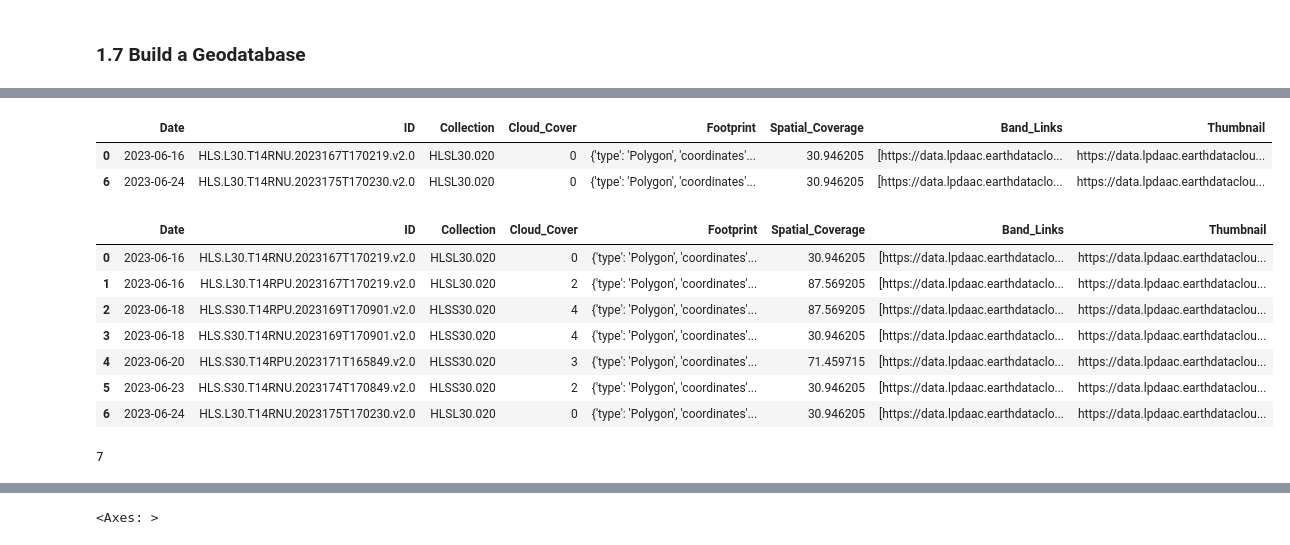
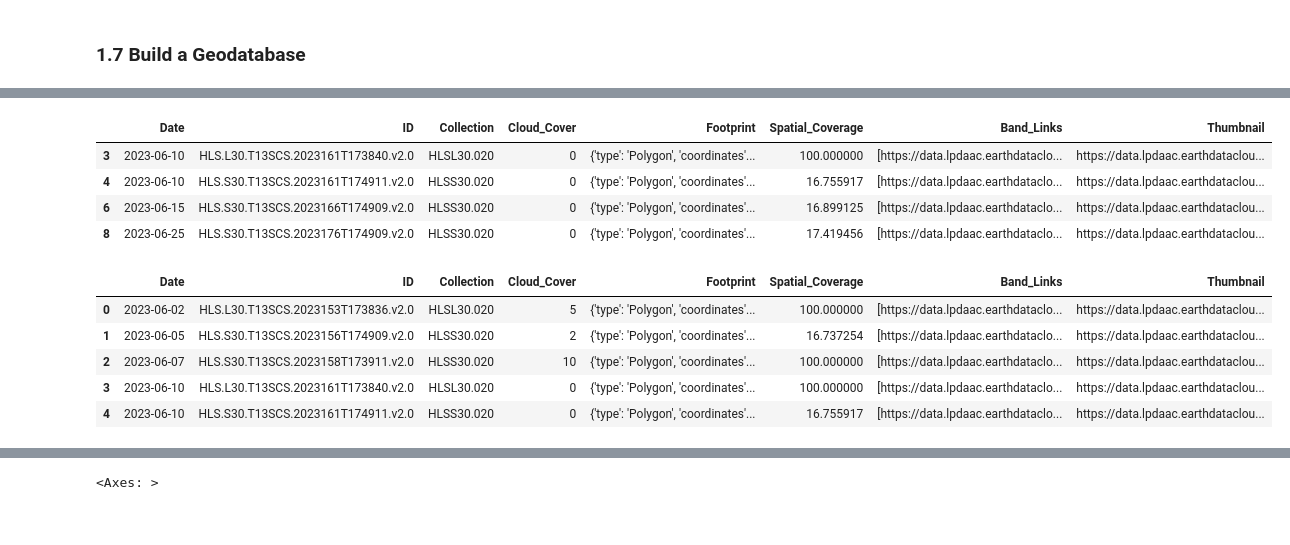
Before and after one commit to cmspeed/OPERA_Applications, a Jupyter notebook: HLS/Get_HLS.ipynb, the cells around one changed output, grey strips where cells are left out. Cells and saved outputs as stored; diff of their text form; code cells hidden in the pictures.

```diff
--- a/HLS/Get_HLS.ipynb
+++ b/HLS/Get_HLS.ipynb
@@ -108,14 +107,14 @@ make_manager(authenticators)
 ### Draw AOI
 # %%
 m = ipyleaflet.Map(
-    basemap=ipyleaflet.basemaps.Esri.WorldTopoMap,
+    basemap=ipyleaflet.basemaps.Esri.WorldImagery,
     center=(37, -100),
     zoom=3.5,
     crs=ipyleaflet.projections.EPSG3857
     )
 
 dc = ipyleaflet.DrawControl(
-    polygon={"shapeOptions": {"color": "blue"}},
+    polygon={},
     rectangle={"shapeOptions": {"color": "blue"}},
     circlemarker={},
     polyline={}
@@ -320,16 +305,16 @@ gp*base*aoi_poly
 hls_data_df[hls_data_df['Cloud_Cover'] == 0]
 # %% [output]
 |  | Date | ID | Collection | Cloud_Cover | Footprint | Spatial_Coverage | Band_Links | Thumbnail |
-| 0 | 2023-06-16 | HLS.L30.T14RNU.2023167T170219.v2.0 | HLSL30.020 | 0 | {'type': 'Polygon', 'coordinates'... | 30.946205 | [https://data.lpdaac.earthdataclo... | https://data.lpdaac.earthdataclou... |
-| 6 | 2023-06-24 | HLS.L30.T14RNU.2023175T170230.v2.0 | HLSL30.020 | 0 | {'type': 'Polygon', 'coordinates'... | 30.946205 | [https://data.lpdaac.earthdataclo... | https://data.lpdaac.earthdataclou... |
+| 3 | 2023-06-10 | HLS.L30.T13SCS.2023161T173840.v2.0 | HLSL30.020 | 0 | {'type': 'Polygon', 'coordinates'... | 100.000000 | [https://data.lpdaac.earthdataclo... | https://data.lpdaac.earthdataclou... |
+| 4 | 2023-06-10 | HLS.S30.T13SCS.2023161T174911.v2.0 | HLSS30.020 | 0 | {'type': 'Polygon', 'coordinates'... | 16.755917 | [https://data.lpdaac.earthdataclo... | https://data.lpdaac.earthdataclou... |
+| 6 | 2023-06-15 | HLS.S30.T13SCS.2023166T174909.v2.0 | HLSS30.020 | 0 | {'type': 'Polygon', 'coordinates'... | 16.899125 | [https://data.lpdaac.earthdataclo... | https://data.lpdaac.earthdataclou... |
+| 8 | 2023-06-25 | HLS.S30.T13SCS.2023176T174909.v2.0 | HLSS30.020 | 0 | {'type': 'Polygon', 'coordinates'... | 17.419456 | [https://data.lpdaac.earthdataclo... | https://data.lpdaac.earthdataclou... |
 # %%
-hls_data_df
+hls_data_df.head()
 # %% [output]
 |  | Date | ID | Collection | Cloud_Cover | Footprint | Spatial_Coverage | Band_Links | Thumbnail |
-| 0 | 2023-06-16 | HLS.L30.T14RNU.2023167T170219.v2.0 | HLSL30.020 | 0 | {'type': 'Polygon', 'coordinates'... | 30.946205 | [https://data.lpdaac.earthdataclo... | https://data.lpdaac.earthdataclou... |
-| 1 | 2023-06-16 | HLS.L30.T14RPU.2023167T170219.v2.0 | HLSL30.020 | 2 | {'type': 'Polygon', 'coordinates'... | 87.569205 | [https://data.lpdaac.earthdataclo... | https://data.lpdaac.earthdataclou... |
-| 2 | 2023-06-18 | HLS.S30.T14RPU.2023169T170901.v2.0 | HLSS30.020 | 4 | {'type': 'Polygon', 'coordinates'... | 87.569205 | [https://data.lpdaac.earthdataclo... | https://data.lpdaac.earthdataclou... |
-| 3 | 2023-06-18 | HLS.S30.T14RNU.2023169T170901.v2.0 | HLSS30.020 | 4 | {'type': 'Polygon', 'coordinates'... | 30.946205 | [https://data.lpdaac.earthdataclo... | https://data.lpdaac.earthdataclou... |
-| 4 | 2023-06-20 | HLS.S30.T14RPU.2023171T165849.v2.0 | HLSS30.020 | 3 | {'type': 'Polygon', 'coordinates'... | 71.459715 | [https://data.lpdaac.earthdataclo... | https://data.lpdaac.earthdataclou... |
-| 5 | 2023-06-23 | HLS.S30.T14RNU.2023174T170849.v2.0 | HLSS30.020 | 2 | {'type': 'Polygon', 'coordinates'... | 30.946205 | [https://data.lpdaac.earthdataclo... | https://data.lpdaac.earthdataclou... |
-| 6 | 2023-06-24 | HLS.L30.T14RNU.2023175T170230.v2.0 | HLSL30.020 | 0 | {'type': 'Polygon', 'coordinates'... | 30.946205 | [https://data.lpdaac.earthdataclo... | https://data.lpdaac.earthdataclou... |
+| 0 | 2023-06-02 | HLS.L30.T13SCS.2023153T173836.v2.0 | HLSL30.020 | 5 | {'type': 'Polygon', 'coordinates'... | 100.000000 | [https://data.lpdaac.earthdataclo... | https://data.lpdaac.earthdataclou... |
+| 1 | 2023-06-05 | HLS.S30.T13SCS.2023156T174909.v2.0 | HLSS30.020 | 2 | {'type': 'Polygon', 'coordinates'... | 16.737254 | [https://data.lpdaac.earthdataclo... | https://data.lpdaac.earthdataclou... |
+| 2 | 2023-06-07 | HLS.S30.T13SCS.2023158T173911.v2.0 | HLSS30.020 | 10 | {'type': 'Polygon', 'coordinates'... | 100.000000 | [https://data.lpdaac.earthdataclo... | https://data.lpdaac.earthdataclou... |
+| 3 | 2023-06-10 | HLS.L30.T13SCS.2023161T173840.v2.0 | HLSL30.020 | 0 | {'type': 'Polygon', 'coordinates'... | 100.000000 | [https://data.lpdaac.earthdataclo... | https://data.lpdaac.earthdataclou... |
+| 4 | 2023-06-10 | HLS.S30.T13SCS.2023161T174911.v2.0 | HLSS30.020 | 0 | {'type': 'Polygon', 'coordinates'... | 16.755917 | [https://data.lpdaac.earthdataclo... | https://data.lpdaac.earthdataclou... |
@@ -361,8 +322,4 @@ def merge_rasters(input_files, output_file):
 input_files = []
 for i in hls_data_df['Band_Links']:
     input_files.append(i[0])
-# %%
-len(input_files)
-# %% [output]
-7
 # %%
```
Also changed, not shown: parts of 23 cells of this notebook.
